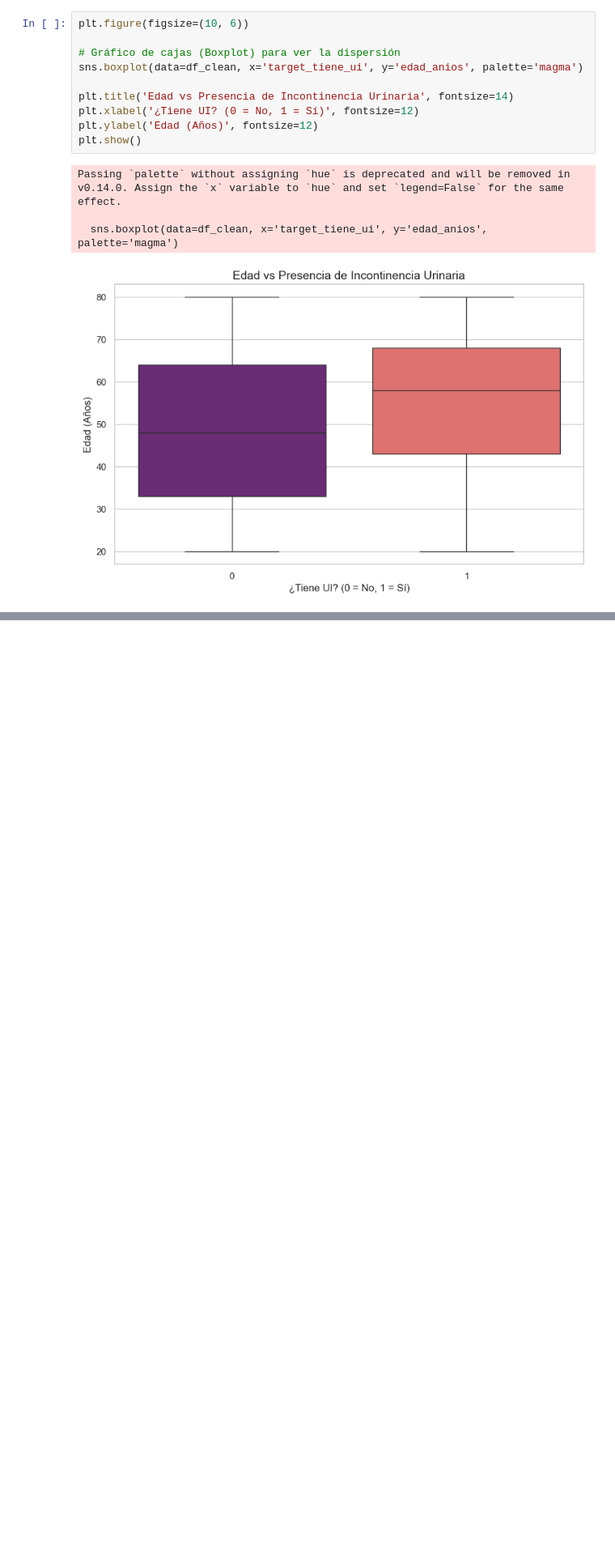
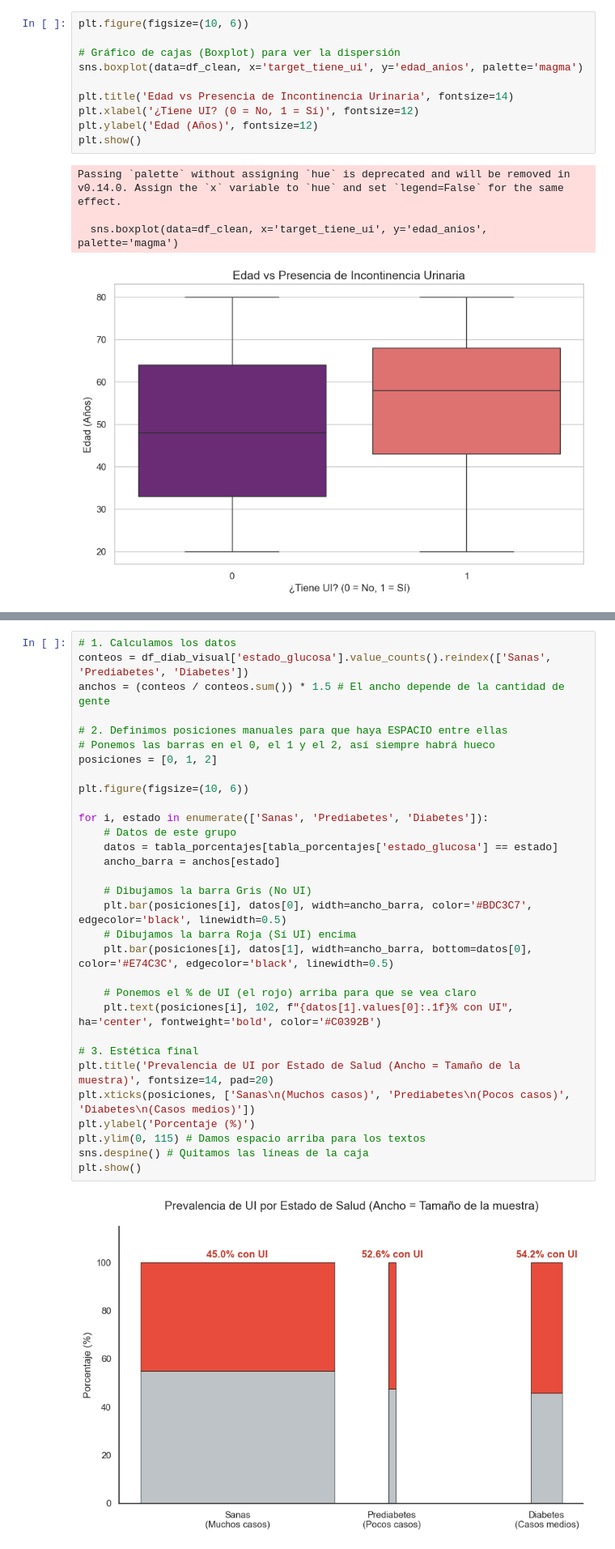
Before and after one commit to Bootcamp-IA-P6/Proyecto7_Equipo3_Multiclase, a Jupyter notebook: notebooks/modeling/notebook_isa.ipynb, the cells around one changed output, grey strips where cells are left out. Shown at 81% size. Cells and saved outputs as stored; diff of their text form; blank space fills up the shorter version.

Commit message:
Complete EDA analysis: diabetes, arthritis and correlation matrix

```diff
--- a/notebooks/modeling/notebook_isa.ipynb
+++ b/notebooks/modeling/notebook_isa.ipynb
@@ -187,0 +243,33 @@ Passing `palette` without assigning `hue` is deprecated and will be removed in v
+# %%
+# 1. Calculamos los datos
+conteos = df_diab_visual['estado_glucosa'].value_counts().reindex(['Sanas', 'Prediabetes', 'Diabetes'])
+anchos = (conteos / conteos.sum()) * 1.5 # El ancho depende de la cantidad de gente
+
+# 2. Definimos posiciones manuales para que haya ESPACIO entre ellas
+# Ponemos las barras en el 0, el 1 y el 2, así siempre habrá hueco
+posiciones = [0, 1, 2]
+
+plt.figure(figsize=(10, 6))
+
+for i, estado in enumerate(['Sanas', 'Prediabetes', 'Diabetes']):
+    # Datos de este grupo
+    datos = tabla_porcentajes[tabla_porcentajes['estado_glucosa'] == estado]
+    ancho_barra = anchos[estado]
+
+    # Dibujamos la barra Gris (No UI)
+    plt.bar(posiciones[i], datos[0], width=ancho_barra, color='#BDC3C7', edgecolor='black', linewidth=0.5)
+    # Dibujamos la barra Roja (Sí UI) encima
+    plt.bar(posiciones[i], datos[1], width=ancho_barra, bottom=datos[0], color='#E74C3C', edgecolor='black', linewidth=0.5)
+
+    # Ponemos el % de UI (el rojo) arriba para que se vea claro
+    plt.text(posiciones[i], 102, f"{datos[1].values[0]:.1f}% con UI", ha='center', fontweight='bold', color='#C0392B')
+
+# 3. Estética final
+plt.title('Prevalencia de UI por Estado de Salud (Ancho = Tamaño de la muestra)', fontsize=14, pad=20)
+plt.xticks(posiciones, ['Sanas\n(Muchos casos)', 'Prediabetes\n(Pocos casos)', 'Diabetes\n(Casos medios)'])
+plt.ylabel('Porcentaje (%)')
+plt.ylim(0, 115) # Damos espacio arriba para los textos
+sns.despine() # Quitamos las líneas de la caja
+plt.show()
+# %% [output]
+[figure, added]
```
Also changed, not shown: parts of 12 cells of this notebook, 1 other file.
